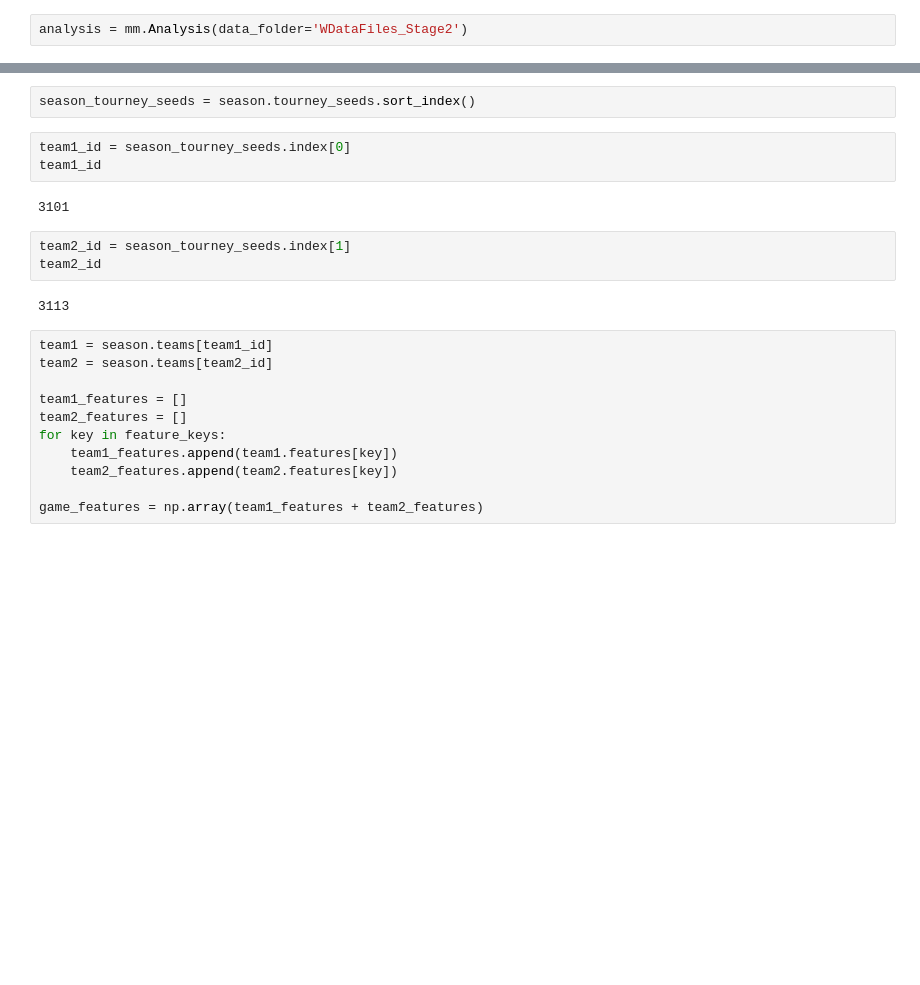
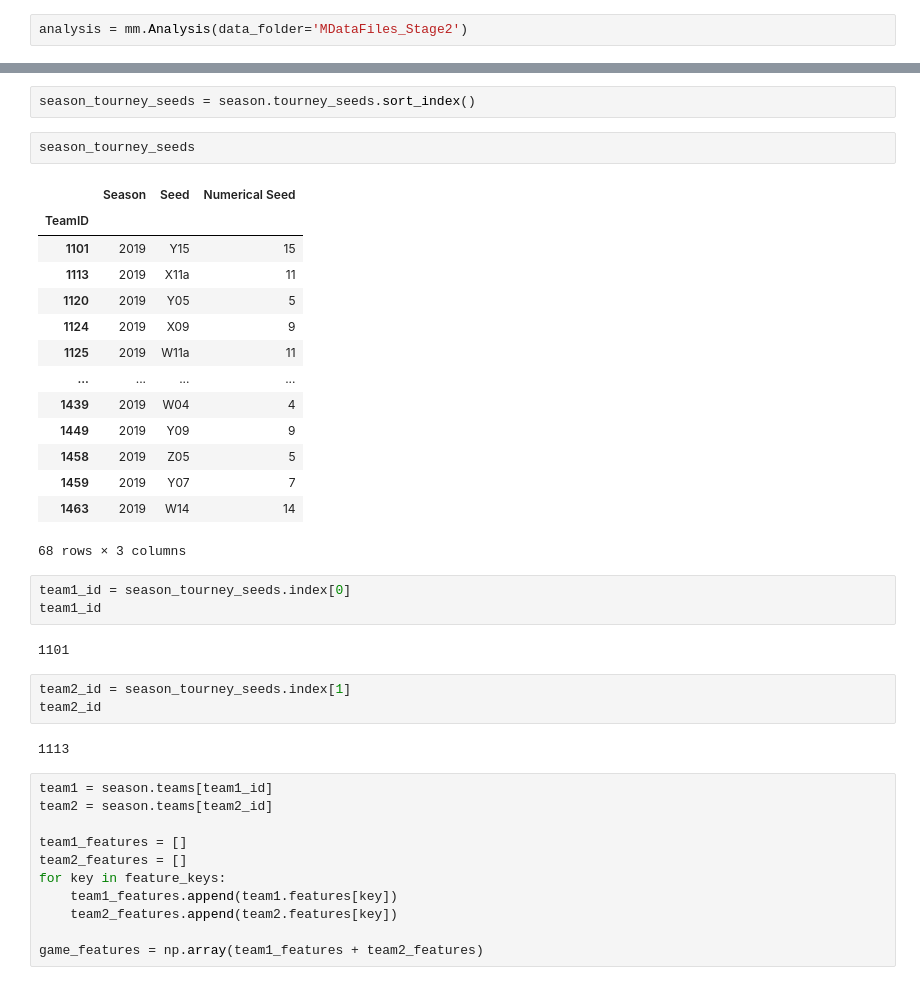
Before and after one commit to jhowenstein/march-madness-ML, a Jupyter notebook: 2022 - Prediction Generation.ipynb, the cells around one changed output, grey strips where cells are left out. Saved outputs shown, nothing was run; the diff lists cells and outputs as text; blank space fills up the shorter version.

```diff
--- a/2022 - Prediction Generation.ipynb
+++ b/2022 - Prediction Generation.ipynb
@@ -9,7 +9,7 @@ import os
 import march_madness as mm
 import random
 # %%
-analysis = mm.Analysis(data_folder='WDataFiles_Stage2')
+analysis = mm.Analysis(data_folder='MDataFiles_Stage2')
 # %%
 analysis.load_seasons()
 # %%
@@ -61,16 +75,33 @@ forest = RandomForestClassifier(n_estimators=1000,max_features=3,random_state=10
 season = analysis.seasons[2019]
 # %%
 season_tourney_seeds = season.tourney_seeds.sort_index()
+# %%
+season_tourney_seeds
+# %% [output]
+|  | Season | Seed | Numerical Seed |
+| TeamID |  |  |  |
+| 1101 | 2019 | Y15 | 15 |
+| 1113 | 2019 | X11a | 11 |
+| 1120 | 2019 | Y05 | 5 |
+| 1124 | 2019 | X09 | 9 |
+| 1125 | 2019 | W11a | 11 |
+| ... | ... | ... | ... |
+| 1439 | 2019 | W04 | 4 |
+| 1449 | 2019 | Y09 | 9 |
+| 1458 | 2019 | Z05 | 5 |
+| 1459 | 2019 | Y07 | 7 |
+| 1463 | 2019 | W14 | 14 |
+68 rows × 3 columns
 # %%
 team1_id = season_tourney_seeds.index[0]
 team1_id
 # %% [output]
-3101
+1101
 # %%
 team2_id = season_tourney_seeds.index[1]
 team2_id
 # %% [output]
-3113
+1113
 # %%
 team1 = season.teams[team1_id]
 team2 = season.teams[team2_id]
```
Also changed, not shown: parts of 13 cells of this notebook, 3 other files.
